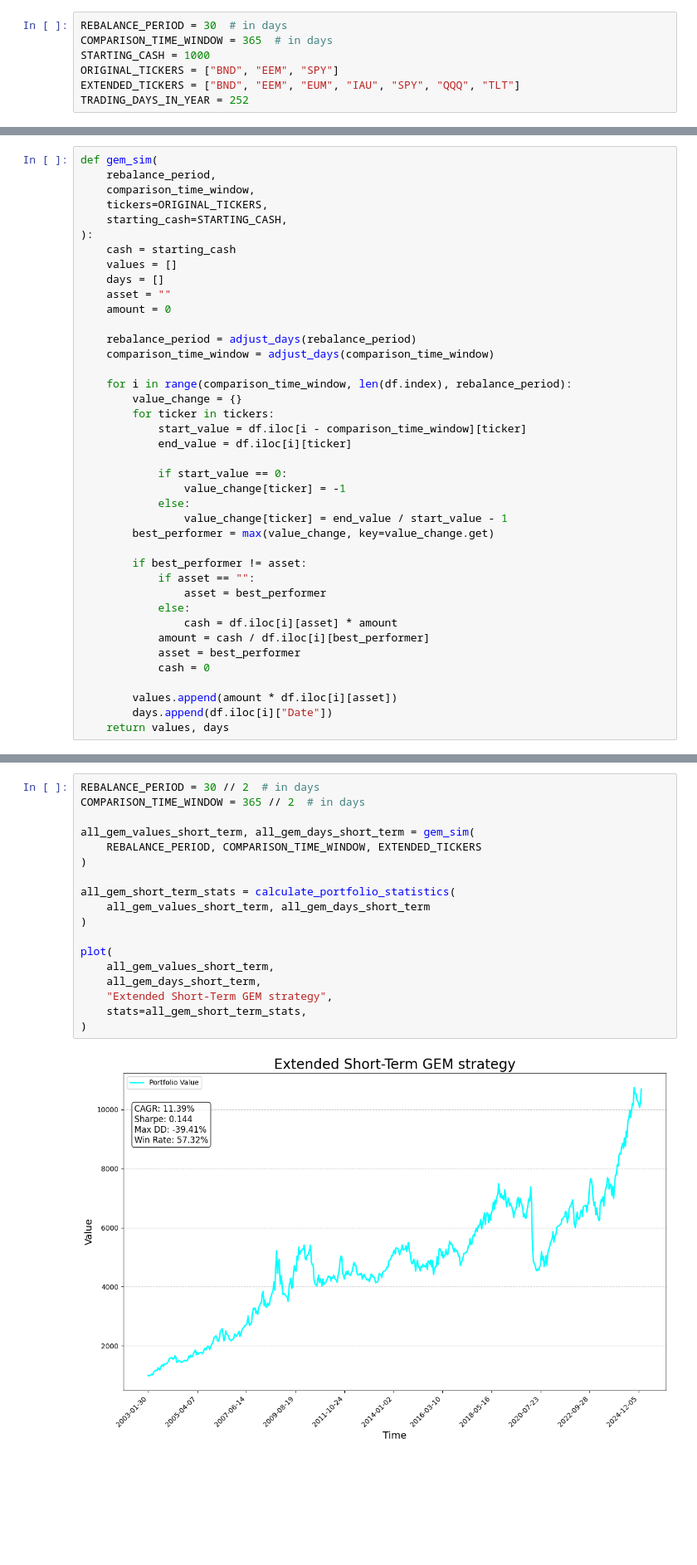
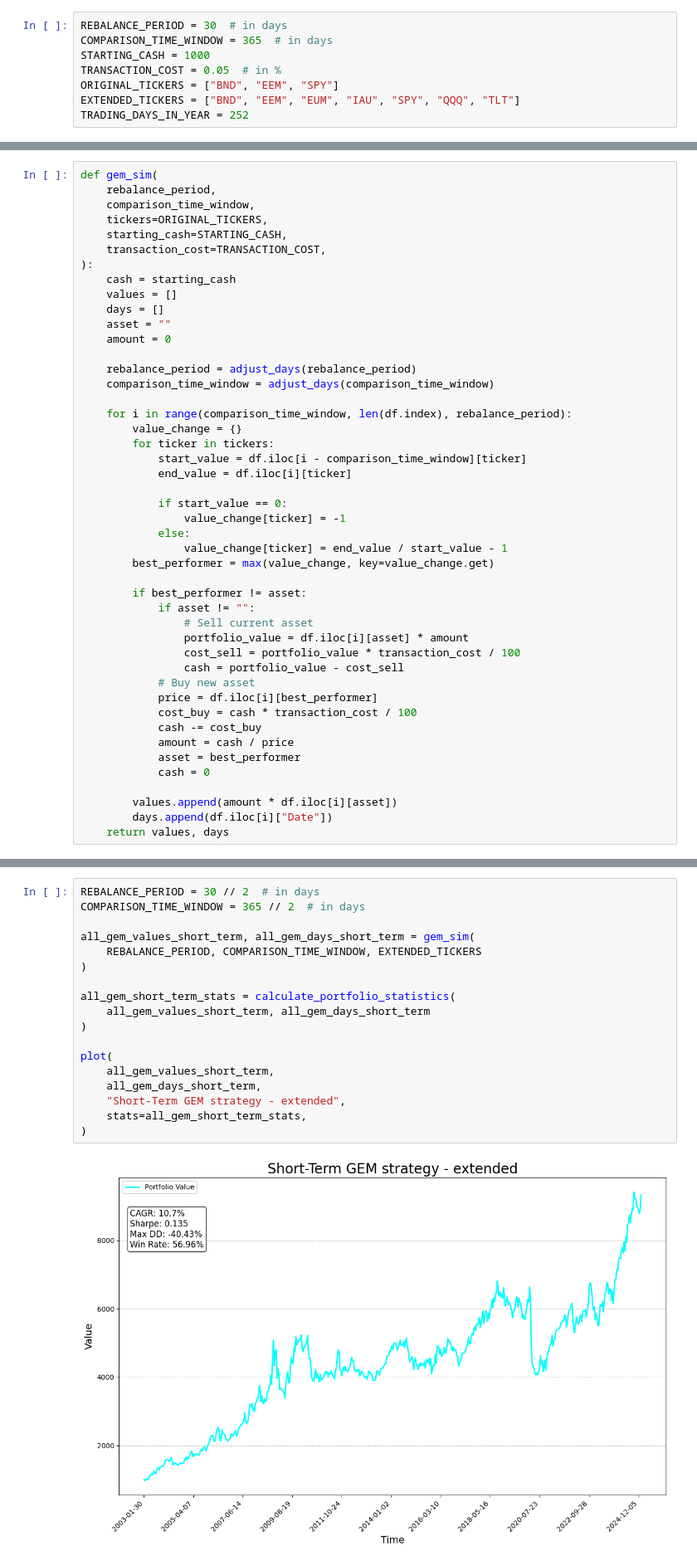
Before and after one commit to Azalurg/stock-market-research, a Jupyter notebook: gem.ipynb, the cells around one changed output, grey strips where cells are left out. Shown at 83% size. Saved outputs shown, nothing was run; the diff lists cells and outputs as text; blank space fills up the shorter version.

Commit message:
Add transaction costs to GEM strategy simulations

```diff
--- a/gem.ipynb
+++ b/gem.ipynb
@@ -69,6 +69,7 @@ Both REBALANCE_PERIOD and COMPARISON_TIME_WINDOW are adjusted in the algorithm t
 REBALANCE_PERIOD = 30  # in days
 COMPARISON_TIME_WINDOW = 365  # in days
 STARTING_CASH = 1000
+TRANSACTION_COST = 0.05  # in %
 ORIGINAL_TICKERS = ["BND", "EEM", "SPY"]
 EXTENDED_TICKERS = ["BND", "EEM", "EUM", "IAU", "SPY", "QQQ", "TLT"]
 TRADING_DAYS_IN_YEAR = 252
@@ -310,6 +311,7 @@ def gem_sim(
     comparison_time_window,
     tickers=ORIGINAL_TICKERS,
     starting_cash=STARTING_CASH,
+    transaction_cost=TRANSACTION_COST,
 ):
     cash = starting_cash
     values = []
@@ -333,11 +335,16 @@ def gem_sim(
         best_performer = max(value_change, key=value_change.get)
 
         if best_performer != asset:
-            if asset == "":
-                asset = best_performer
-            else:
-                cash = df.iloc[i][asset] * amount
-            amount = cash / df.iloc[i][best_performer]
+            if asset != "":
+                # Sell current asset
+                portfolio_value = df.iloc[i][asset] * amount
+                cost_sell = portfolio_value * transaction_cost / 100
+                cash = portfolio_value - cost_sell
+            # Buy new asset
+            price = df.iloc[i][best_performer]
+            cost_buy = cash * transaction_cost / 100
+            cash -= cost_buy
+            amount = cash / price
             asset = best_performer
             cash = 0
 
@@ -791,23 +798,23 @@ Win Rate: 60.94%
 # %%
 REBALANCE_PERIOD = 30 // 2  # in days
 COMPARISON_TIME_WINDOW = 365 // 2  # in days
 
 all_gem_values_short_term, all_gem_days_short_term = gem_sim(
     REBALANCE_PERIOD, COMPARISON_TIME_WINDOW, EXTENDED_TICKERS
 )
 
 all_gem_short_term_stats = calculate_portfolio_statistics(
     all_gem_values_short_term, all_gem_days_short_term
 )
 
 plot(
     all_gem_values_short_term,
     all_gem_days_short_term,
-    "Extended Short-Term GEM strategy",
+    "Short-Term GEM strategy - extended",
     stats=all_gem_short_term_stats,
 )
 # %% [output]
-[figure, old version]
+[figure, new version]
 # %%
 print("Short-Term GEM (Extended) Key Metrics:")
 print(f"CAGR: {all_gem_short_term_stats['cagr [%]']}%")
```
Also changed, not shown: parts of 26 cells of this notebook.
